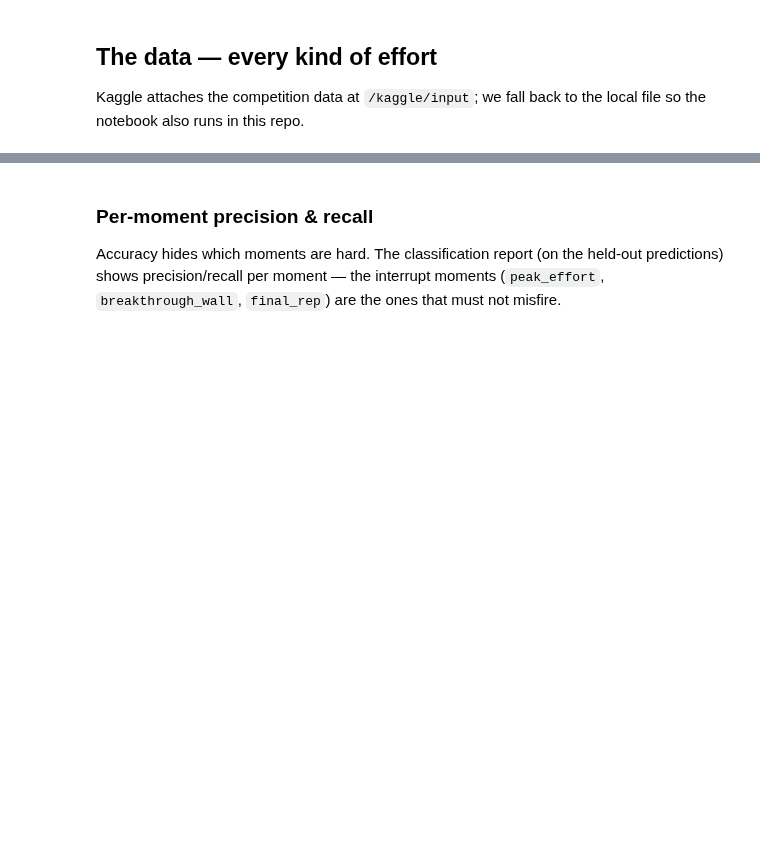
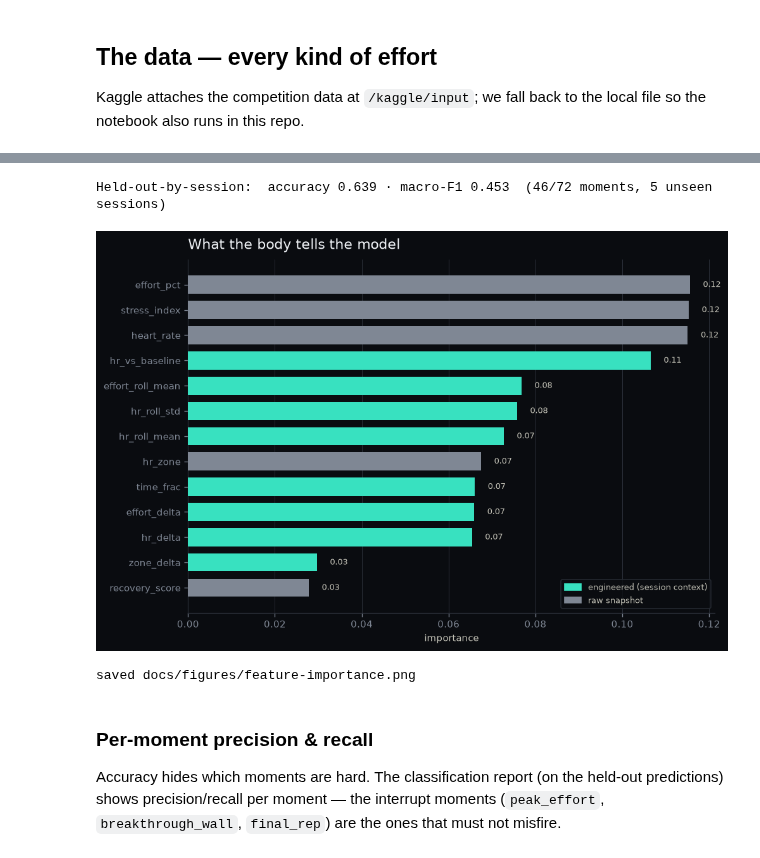
Before and after one commit to petitgen-ltd/selah-scripture, a Jupyter notebook: notebook.ipynb, the cells around one changed output, grey strips where cells are left out. Drawn from its saved outputs; the diff is of its cells as text; code cells hidden in the pictures; blank space fills up the shorter version.

```diff
--- a/notebook.ipynb
+++ b/notebook.ipynb
@@ -318,0 +427,19 @@ bio.head()
+# %%
+# ═══ Session-context features (computed per session — no cross-person leak) ═══
+bio = bio.sort_values(["session_id", "session_minute"]).reset_index(drop=True)
+_g = bio.groupby("session_id", group_keys=False)
+
+bio["hr_delta"]         = _g["heart_rate"].diff().fillna(0)
+bio["effort_delta"]     = _g["effort_pct"].diff().fillna(0)
+bio["hr_roll_mean"]     = _g["heart_rate"].transform(lambda s: s.rolling(3, min_periods=1).mean())
+bio["hr_roll_std"]      = _g["heart_rate"].transform(lambda s: s.rolling(3, min_periods=1).std()).fillna(0)
+bio["effort_roll_mean"] = _g["effort_pct"].transform(lambda s: s.rolling(3, min_periods=1).mean())
+bio["zone_delta"]       = _g["hr_zone"].diff().fillna(0)
+bio["hr_vs_baseline"]   = bio["heart_rate"] - _g["heart_rate"].transform("min")
+bio["time_frac"]        = bio["session_minute"] / _g["session_minute"].transform("max").replace(0, 1)
+
+FEATURES_RAW = ["heart_rate", "hr_zone", "effort_pct", "recovery_score", "stress_index"]
+FEATURES_ENG = FEATURES_RAW + ["hr_delta", "effort_delta", "hr_roll_mean", "hr_roll_std",
+                               "effort_roll_mean", "zone_delta", "hr_vs_baseline", "time_frac"]
+print(f"{len(FEATURES_RAW)} raw snapshot features  →  {len(FEATURES_ENG)} with session context")
+print("added:", ", ".join(FEATURES_ENG[len(FEATURES_RAW):]))
@@ -353,3 +530,46 @@ for f, imp in sorted(zip(FEATURES, clf.feature_importances_), key=lambda t:-t[1]
+# %%
+# ═══ Winning model · held-out predictions + probabilities + importance ═══
+FEATURES = FEATURES_ENG
+X = bio[FEATURES]
+clf = rf()
+
+# Held-out predictions AND probabilities (drive the confusion matrix + abstention study).
+y_pred  = cross_val_predict(clf, X, y, cv=gkf, groups=groups, method="predict")
+y_proba = cross_val_predict(clf, X, y, cv=gkf, groups=groups, method="predict_proba")
+clf.fit(X, y)                          # final fit on all data (for importances / inference)
+PROBA_CLASSES = clf.classes_
+
+heldout_acc = accuracy_score(y, y_pred)
+macro_f1    = f1_score(y, y_pred, average="macro")
+print(f"Held-out-by-session:  accuracy {heldout_acc:.3f} · macro-F1 {macro_f1:.3f}  "
+      f"({(y_pred==y.values).sum()}/{len(y)} moments, 5 unseen sessions)")
+
+# ── feature-importance figure ──
+imp = (pd.Series(clf.feature_importances_, index=FEATURES).sort_values())
+fig, ax = plt.subplots(figsize=(8.4, 5.6), dpi=120)
+fig.patch.set_facecolor(BG); ax.set_facecolor(BG)
+colors = [ACCENT if f in FEATURES_ENG[len(FEATURES_RAW):] else MUTED for f in imp.index]
+ax.barh(range(len(imp)), imp.values, color=colors, height=0.72, zorder=3)
+for i, v in enumerate(imp.values):
+    ax.text(v + 0.003, i, f"{v:.2f}", va="center", color=INK2, fontsize=8)
+ax.set_yticks(range(len(imp))); ax.set_yticklabels(imp.index, fontsize=9, color=MUTED)
+ax.set_xlabel("importance", color=INK2, fontsize=9)
+ax.set_title("What the body tells the model", color=INK, loc="left", fontsize=13, pad=10)
+ax.tick_params(colors=MUTED); ax.grid(axis="x", color=GRID, lw=0.6, zorder=0)
+for s in ("top","right"): ax.spines[s].set_visible(False)
+# legend for the two colour groups
+from matplotlib.patches import Patch
+ax.legend(handles=[Patch(color=ACCENT, label="engineered (session context)"),
+                   Patch(color=MUTED,  label="raw snapshot")],
+          fontsize=8, facecolor=BG, edgecolor=GRID, labelcolor=INK2, loc="lower right")
+plt.tight_layout()
+plt.savefig(f"{FIGDIR}/feature-importance.png", facecolor=BG, bbox_inches="tight", dpi=140)
+plt.show()
+print("saved", f"{FIGDIR}/feature-importance.png")
+# %% [output]
+Held-out-by-session:  accuracy 0.639 · macro-F1 0.453  (46/72 moments, 5 unseen sessions)
+[figure, added]
+saved docs/figures/feature-importance.png
 # %% [markdown]
 ### Per-moment precision & recall
 
```
Also changed, not shown: parts of 22 cells of this notebook, 4 other files.
